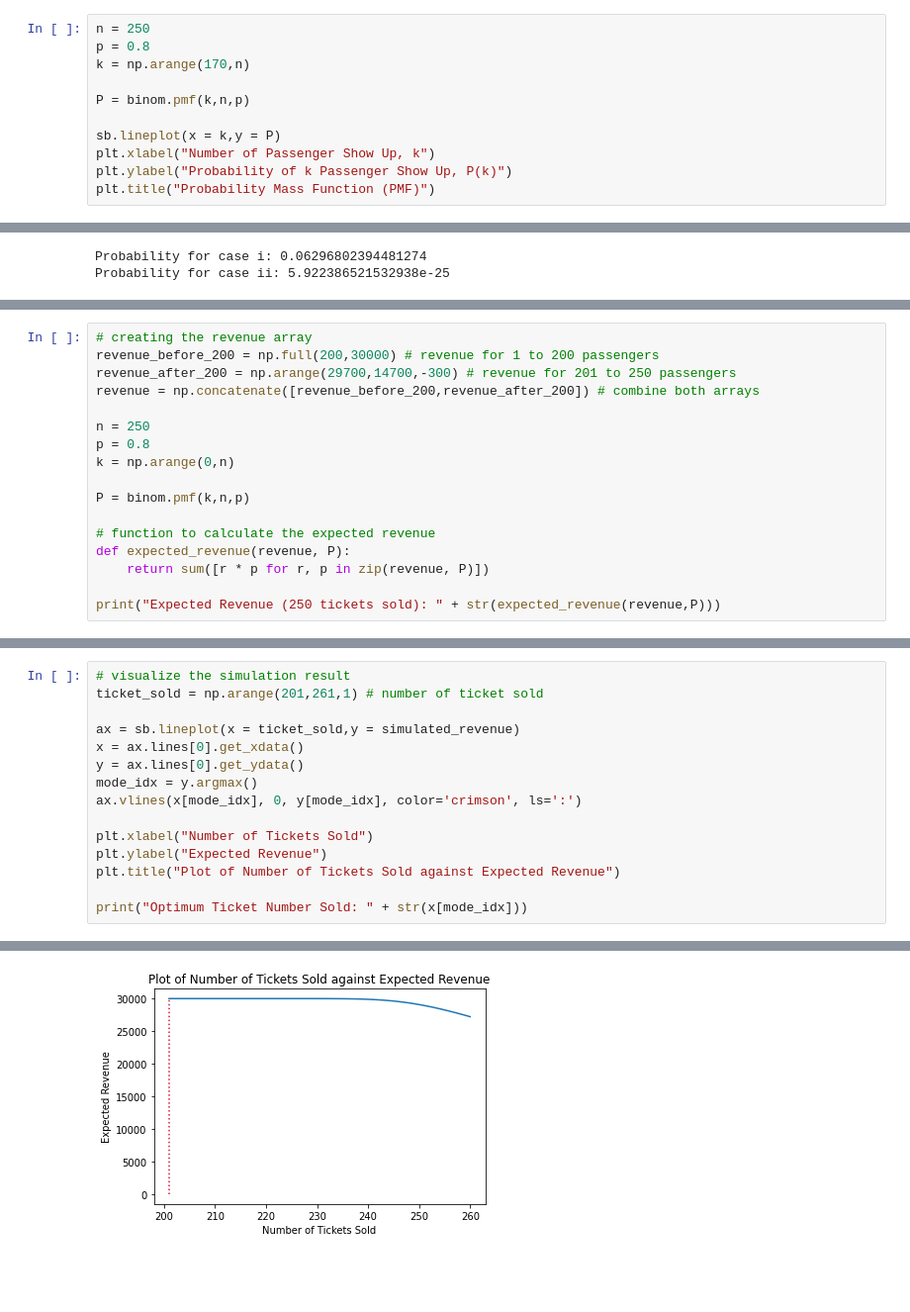
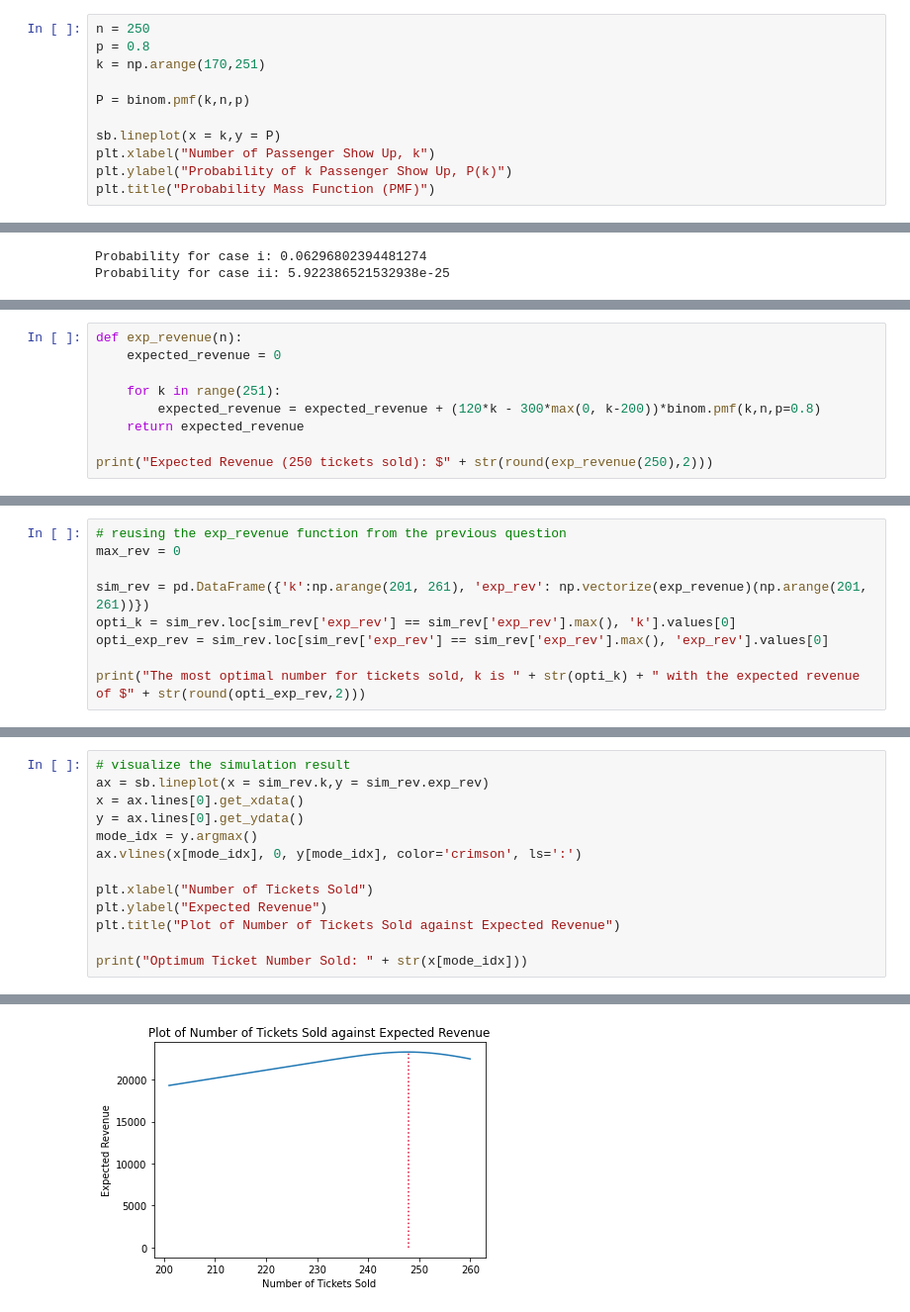
Before and after one commit to edwardloo/Kaggle, a Jupyter notebook: question-3-probability-and-uncertainty.ipynb, the cells around one changed output, grey strips where cells are left out. Shown at 99% size. Drawn from its saved outputs; the diff is of its cells as text; blank space fills up the shorter version.

Commit message:
Kaggle Notebook | Question 3: Probability and Uncertainty | Version 6

```diff
--- a/question-3-probability-and-uncertainty.ipynb
+++ b/question-3-probability-and-uncertainty.ipynb
@@ -99,7 +105,7 @@ Scaling the x-axis to compare with the reference plot given.
 # %%
 n = 250
 p = 0.8
-k = np.arange(170,n)
+k = np.arange(170,251)
 
 P = binom.pmf(k,n,p)
 
@@ -164,17 +153,0 @@ However, the revenue will reduce by \\$300 for each additional passengers who sh
-# %%
-# creating the revenue array
-revenue_before_200 = np.full(200,30000) # revenue for 1 to 200 passengers
-revenue_after_200 = np.arange(29700,14700,-300) # revenue for 201 to 250 passengers
-revenue = np.concatenate([revenue_before_200,revenue_after_200]) # combine both arrays
-
-n = 250
-p = 0.8
-k = np.arange(0,n)
-
-P = binom.pmf(k,n,p)
-
-# function to calculate the expected revenue
-def expected_revenue(revenue, P):
-    return sum([r * p for r, p in zip(revenue, P)])
-
-print("Expected Revenue (250 tickets sold): " + str(expected_revenue(revenue,P)))
@@ -184,0 +154,9 @@ Therefore, the expected revenue of 250 ticket sold is **\\$29,083.06**
+# %%
+def exp_revenue(n):
+    expected_revenue = 0
+
+    for k in range(251):
+        expected_revenue = expected_revenue + (120*k - 300*max(0, k-200))*binom.pmf(k,n,p=0.8)
+    return expected_revenue
+
+print("Expected Revenue (250 tickets sold): $" + str(round(exp_revenue(250),2)))
@@ -229,0 +171,9 @@ Expected Revenue (260 tickets sold): 27222.736234638134
+# %%
+# reusing the exp_revenue function from the previous question
+max_rev = 0
+
+sim_rev = pd.DataFrame({'k':np.arange(201, 261), 'exp_rev': np.vectorize(exp_revenue)(np.arange(201, 261))})
+opti_k = sim_rev.loc[sim_rev['exp_rev'] == sim_rev['exp_rev'].max(), 'k'].values[0]
+opti_exp_rev = sim_rev.loc[sim_rev['exp_rev'] == sim_rev['exp_rev'].max(), 'exp_rev'].values[0]
+
+print("The most optimal number for tickets sold, k is " + str(opti_k) + " with the expected revenue of $" + str(round(opti_exp_rev,2)))
@@ -235,8 +191,6 @@ g) Plot the number of tickets sold against expected revenue and draw a vertical
 # %%
 # visualize the simulation result
-ticket_sold = np.arange(201,261,1) # number of ticket sold
-
-ax = sb.lineplot(x = ticket_sold,y = simulated_revenue)
+ax = sb.lineplot(x = sim_rev.k,y = sim_rev.exp_rev)
 x = ax.lines[0].get_xdata()
 y = ax.lines[0].get_ydata()
 mode_idx = y.argmax()
@@ -252,3 +206,3 @@ Optimum Ticket Number Sold: 201.0
-[figure, old version]
+[figure, new version]
 # %% [markdown]
 ---
```
Also changed, not shown: parts of 23 cells of this notebook.
